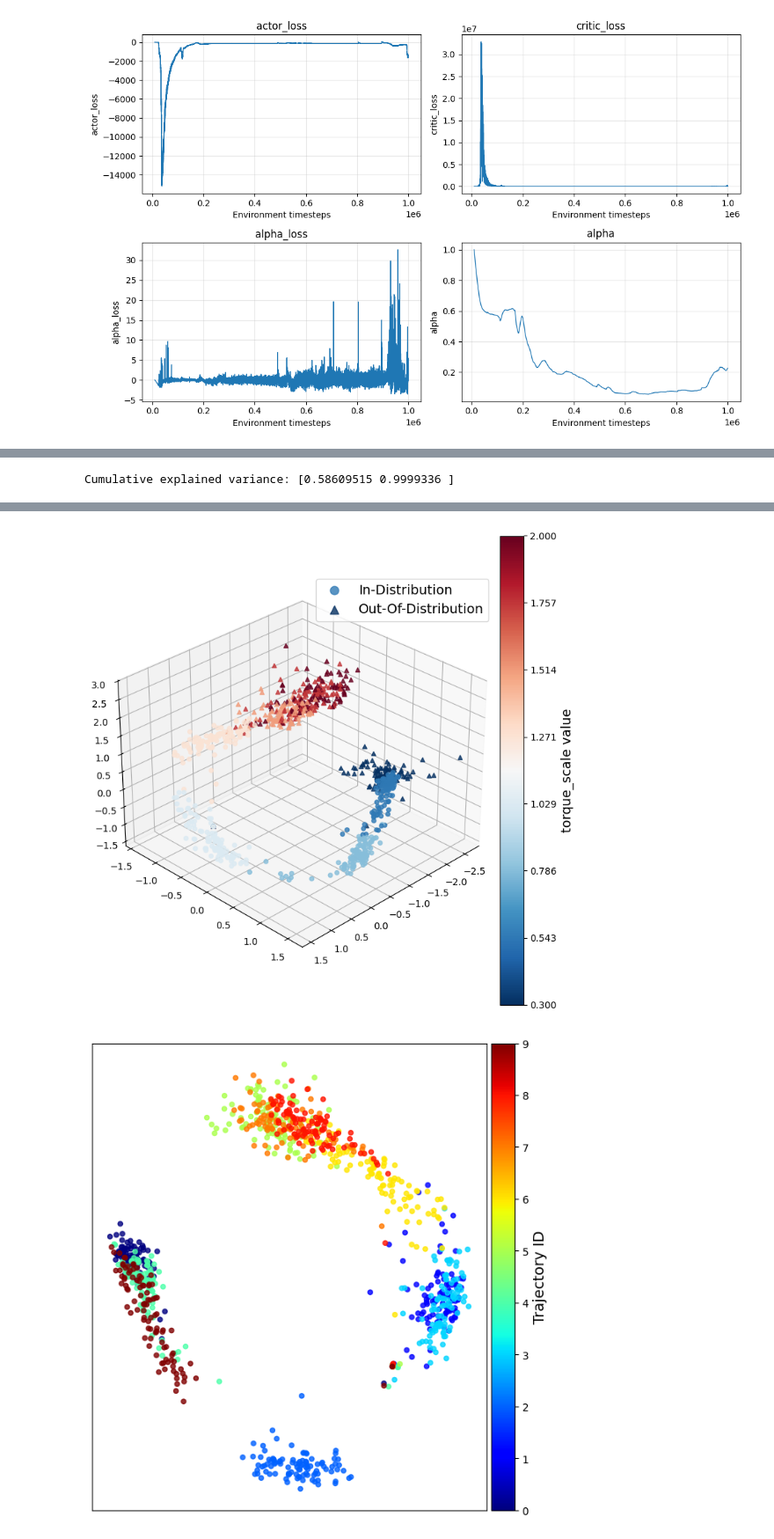
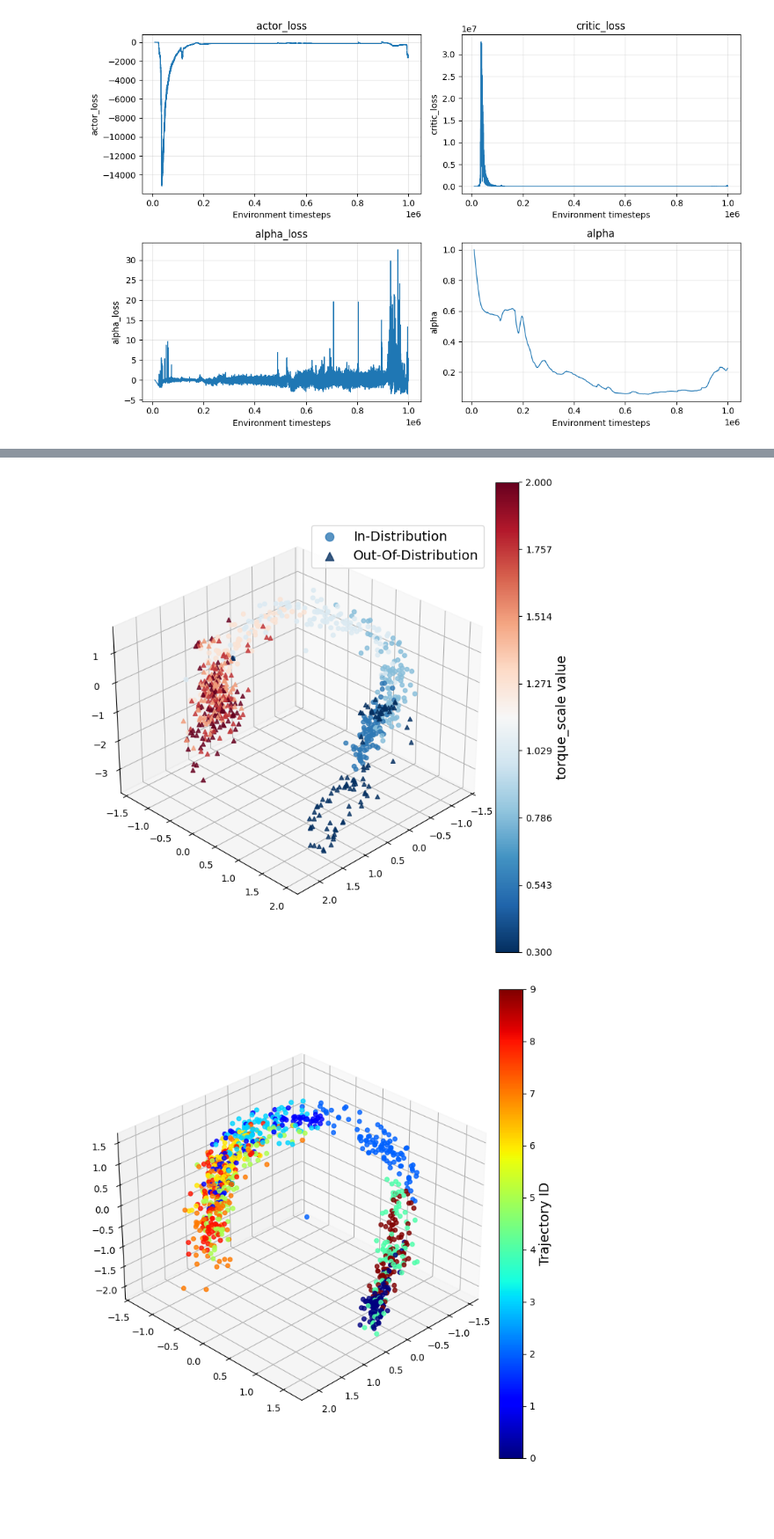
Before and after one commit to gcsarker/Latent-Dynamics-Geometries, a Jupyter notebook: simplified/ldr_code.ipynb, the cells around one changed output, grey strips where cells are left out. Shown at 88% size. Cells and saved outputs as stored; diff of their text form; code cells hidden in the pictures; blank space fills up the shorter version.

```diff
--- a/simplified/ldr_code.ipynb
+++ b/simplified/ldr_code.ipynb
@@ -1293,7 +1293,8 @@ train_env = GlobalDynamicsIDWrapper(makeVecEnv([make_hopper(required_experience_
 # Xu: 16 eval envs, new random dynamics every episode
 eval_env = GlobalDynamicsIDWrapper(makeVecEnv([make_hopper(required_experience_length=1) for _ in range(NUM_ENVS)]))
 
-config = LDRConfig()
+# config = LDRConfig()
+config = LDRConfig(contrastive_loss_weight=0.0)
 random.seed(config.seed)
 np.random.seed(config.seed)
 torch.manual_seed(config.seed)
@@ -1414,8 +1439,10 @@ if history:
 [figure]
 [figure]
 # %%
-checkpoint_path = Path("/network/rit/lab/dahlin_lab/Gobinda/Latent-Dynamics-Geometries/batch_training/hopper_ldr_results/hopper_ldr_best.pt")
+# checkpoint_path = Path("/network/rit/lab/dahlin_lab/Gobinda/Latent-Dynamics-Geometries/batch_training/hopper_ldr_results/hopper_ldr_best.pt")
+checkpoint_path = Path("/network/rit/lab/dahlin_lab/Gobinda/Latent-Dynamics-Geometries/simplified/hopper_ldr0_results/hopper_ldr_best.pt")
 if checkpoint_path.exists():
+    print('end=to-end test: loading checkpoint for inference')
     inference_env = makeVecEnv([make_hopper(None, mode="nominal")])   # 1 env, nominal physics
     inference_config = LDRConfig(**{**asdict(config), "buffer_size": 1})
     inference_agent = LDRAgent(inference_env, config=inference_config)
@@ -1679,9 +1707,8 @@ fig, ax = viz.plot_physics_scan(
 )
 # fig.savefig("latent_torque_scan.png", dpi=150, bbox_inches="tight")
 
-fig, ax = viz.plot_separation(num_trajs=10, projection_method="pca")
+fig, ax = viz.plot_separation(num_trajs=10, projection_method="3d")
 # fig.savefig("latent_separation.png", dpi=150, bbox_inches="tight")
 
 viz.close()
 # %% [output]
-Cumulative explained variance: [0.58609515 0.9999336 ]
@@ -1689,2 +1716,2 @@ Cumulative explained variance: [0.58609515 0.9999336 ]
-[figure, old version]
+[figure, new version]
-[figure, old version]
+[figure, new version]
```
Also changed, not shown: parts of 5 cells of this notebook, 24 other files.
